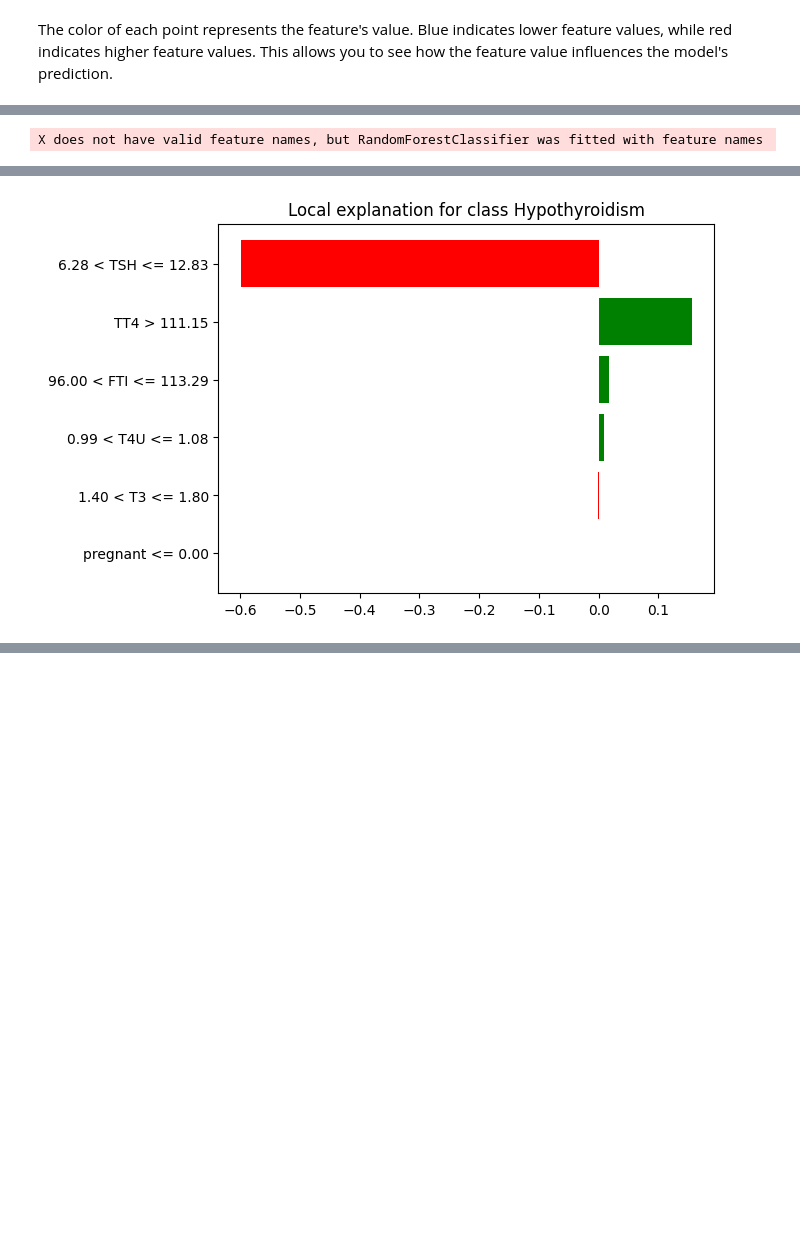
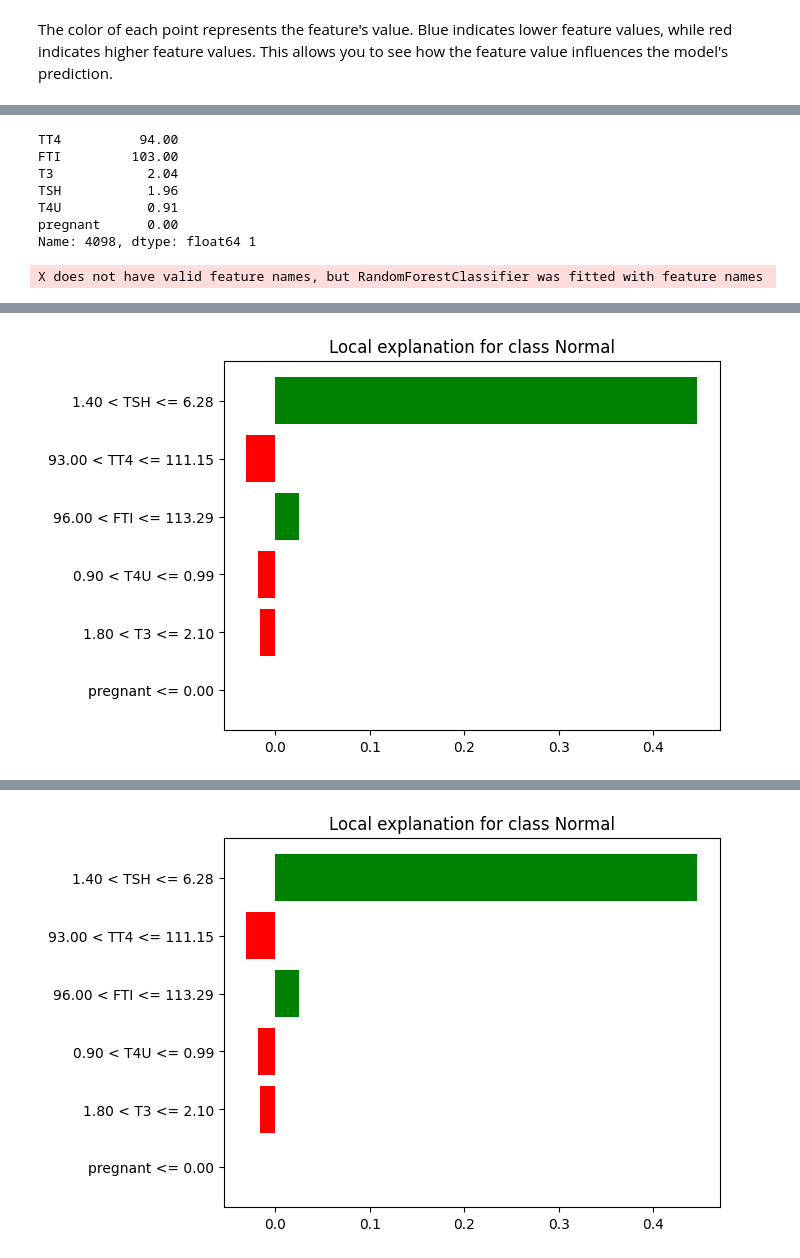
Before and after one commit to cilab-ufersa/thyroid_disease_AI, a Jupyter notebook: thyroid_disease_AI/data/xai_models.ipynb, the cells around one changed output, grey strips where cells are left out. Cells and saved outputs as stored; diff of their text form; code cells hidden in the pictures; blank space fills up the shorter version.

Commit message:
refactor: refactored lime model

```diff
--- a/thyroid_disease_AI/data/xai_models.ipynb
+++ b/thyroid_disease_AI/data/xai_models.ipynb
@@ -49,3 +49,6 @@ y_train =input_train_balanced['binaryClass']
 explainer = lime.lime_tabular.LimeTabularExplainer(X_train.values, training_labels=y_train,  feature_names=X_train.columns, kernel_width=3, discretize_continuous=True, verbose=False)
 # %%
 predict_fn = lambda x: model.predict_proba(x)
+# %%
+explainer = lime.lime_tabular.LimeTabularExplainer(X_train.values, mode='classification',
+class_names=['Hypothyroidism', 'Normal'], training_labels=y_train, feature_names=X_train.columns)
@@ -51,0 +71,3 @@ predict_fn = lambda x: model.predict_proba(x)
+# %%
+i = 4098
+input_train_balanced.iloc[i]
@@ -52,15 +83,17 @@ predict_fn = lambda x: model.predict_proba(x)
 # %%
-explainer = lime.lime_tabular.LimeTabularExplainer(X_train.values, mode='classification',
-class_names=['Normal', 'Hypothyroidism'], training_labels=y_train, feature_names=X_train.columns)
-i = 200
-exp=explainer.explain_instance(X_train.loc[i,X_train.columns].values, predict_fn)
+print(X_train.loc[i,X_train.columns], y_train.loc[i])
+exp=explainer.explain_instance(X_train.loc[i].values, predict_fn)
 # increse font size
-exp.show_in_notebook(show_table=True, show_all=False)
+exp.show_in_notebook(show_table=True)
 exp.as_pyplot_figure()
-
-plt.show()
-exp.show_in_notebook(show_table=True)
 # %% [output]
-X does not have valid feature names, but RandomForestClassifier was fitted with feature names
+TT4          94.00
+FTI         103.00
+T3            2.04
+TSH           1.96
+T4U           0.91
+pregnant      0.00
+Name: 4098, dtype: float64 1
+X does not have valid feature names, but RandomForestClassifier was fitted with feature names
 [interactive output not drawn]
-[figure, old version]
+[figure, new version]
@@ -67,0 +100 @@ X does not have valid feature names, but RandomForestClassifier was fitted with
+[figure, added]
```
Also changed, not shown: parts of 4 cells of this notebook.
